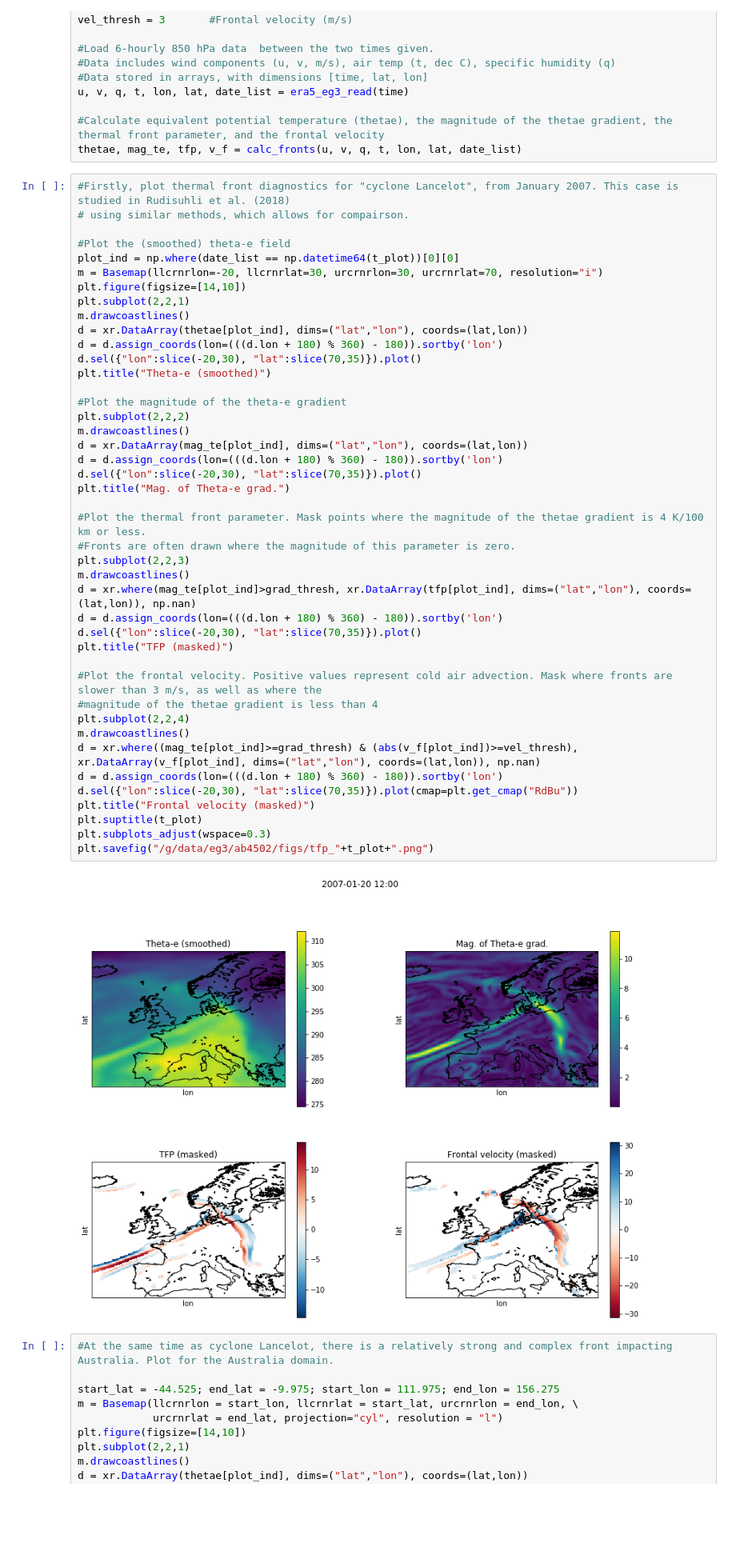
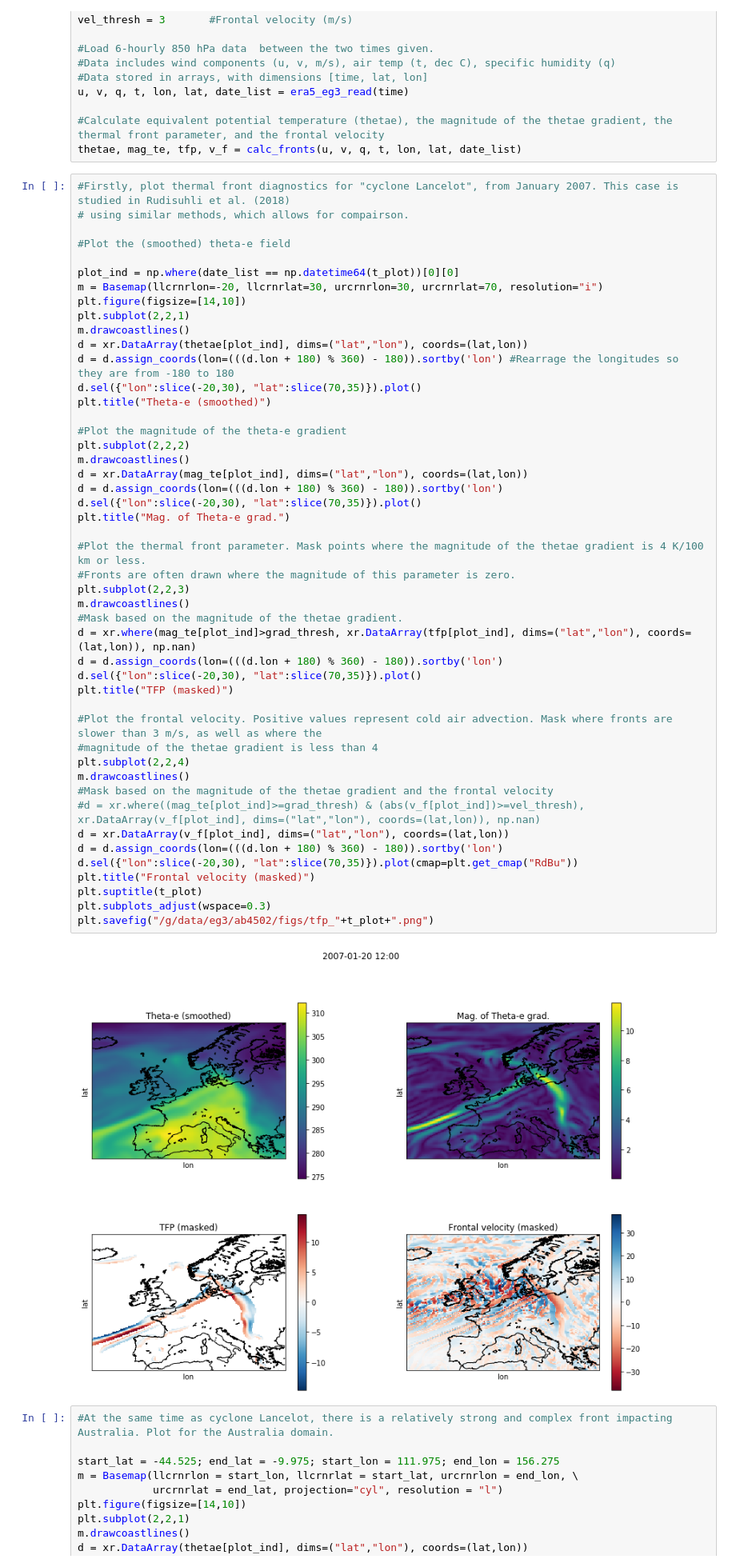
Before and after one commit to andrewbrown31/fronts, a Jupyter notebook: plot_fronts.ipynb, the cells around one changed output. Shown: that part at 80% size. Saved outputs shown, nothing was run; the diff lists cells and outputs as text; blank space fills up the shorter version.

Commit message:
Modified plot_fronts

```diff
--- a/plot_fronts.ipynb
+++ b/plot_fronts.ipynb
@@ -26,46 +26,50 @@ thetae, mag_te, tfp, v_f = calc_fronts(u, v, q, t, lon, lat, date_list)
 # using similar methods, which allows for compairson.
 
 #Plot the (smoothed) theta-e field
+
 plot_ind = np.where(date_list == np.datetime64(t_plot))[0][0]
 m = Basemap(llcrnrlon=-20, llcrnrlat=30, urcrnrlon=30, urcrnrlat=70, resolution="i")
 plt.figure(figsize=[14,10])
 plt.subplot(2,2,1)
 m.drawcoastlines()
 d = xr.DataArray(thetae[plot_ind], dims=("lat","lon"), coords=(lat,lon))
-d = d.assign_coords(lon=(((d.lon + 180) % 360) - 180)).sortby('lon')
+d = d.assign_coords(lon=(((d.lon + 180) % 360) - 180)).sortby('lon') #Rearrage the longitudes so they are from -180 to 180
 d.sel({"lon":slice(-20,30), "lat":slice(70,35)}).plot()
 plt.title("Theta-e (smoothed)")
 
 #Plot the magnitude of the theta-e gradient
 plt.subplot(2,2,2)
 m.drawcoastlines()
 d = xr.DataArray(mag_te[plot_ind], dims=("lat","lon"), coords=(lat,lon))
 d = d.assign_coords(lon=(((d.lon + 180) % 360) - 180)).sortby('lon')
 d.sel({"lon":slice(-20,30), "lat":slice(70,35)}).plot()
 plt.title("Mag. of Theta-e grad.")
 
 #Plot the thermal front parameter. Mask points where the magnitude of the thetae gradient is 4 K/100 km or less.
 #Fronts are often drawn where the magnitude of this parameter is zero.
 plt.subplot(2,2,3)
 m.drawcoastlines()
+#Mask based on the magnitude of the thetae gradient.
 d = xr.where(mag_te[plot_ind]>grad_thresh, xr.DataArray(tfp[plot_ind], dims=("lat","lon"), coords=(lat,lon)), np.nan)
 d = d.assign_coords(lon=(((d.lon + 180) % 360) - 180)).sortby('lon')
 d.sel({"lon":slice(-20,30), "lat":slice(70,35)}).plot()
 plt.title("TFP (masked)")
 
 #Plot the frontal velocity. Positive values represent cold air advection. Mask where fronts are slower than 3 m/s, as well as where the
 #magnitude of the thetae gradient is less than 4
 plt.subplot(2,2,4)
 m.drawcoastlines()
-d = xr.where((mag_te[plot_ind]>=grad_thresh) & (abs(v_f[plot_ind])>=vel_thresh), xr.DataArray(v_f[plot_ind], dims=("lat","lon"), coords=(lat,lon)), np.nan)
+#Mask based on the magnitude of the thetae gradient and the frontal velocity
+#d = xr.where((mag_te[plot_ind]>=grad_thresh) & (abs(v_f[plot_ind])>=vel_thresh), xr.DataArray(v_f[plot_ind], dims=("lat","lon"), coords=(lat,lon)), np.nan)
+d = xr.DataArray(v_f[plot_ind], dims=("lat","lon"), coords=(lat,lon))
 d = d.assign_coords(lon=(((d.lon + 180) % 360) - 180)).sortby('lon')
 d.sel({"lon":slice(-20,30), "lat":slice(70,35)}).plot(cmap=plt.get_cmap("RdBu"))
 plt.title("Frontal velocity (masked)")
 plt.suptitle(t_plot)
 plt.subplots_adjust(wspace=0.3)
 plt.savefig("/g/data/eg3/ab4502/figs/tfp_"+t_plot+".png")
 # %% [output]
-[figure, old version]
+[figure, new version]
 # %%
 #At the same time as cyclone Lancelot, there is a relatively strong and complex front impacting Australia. Plot for the Australia domain.
 
```
